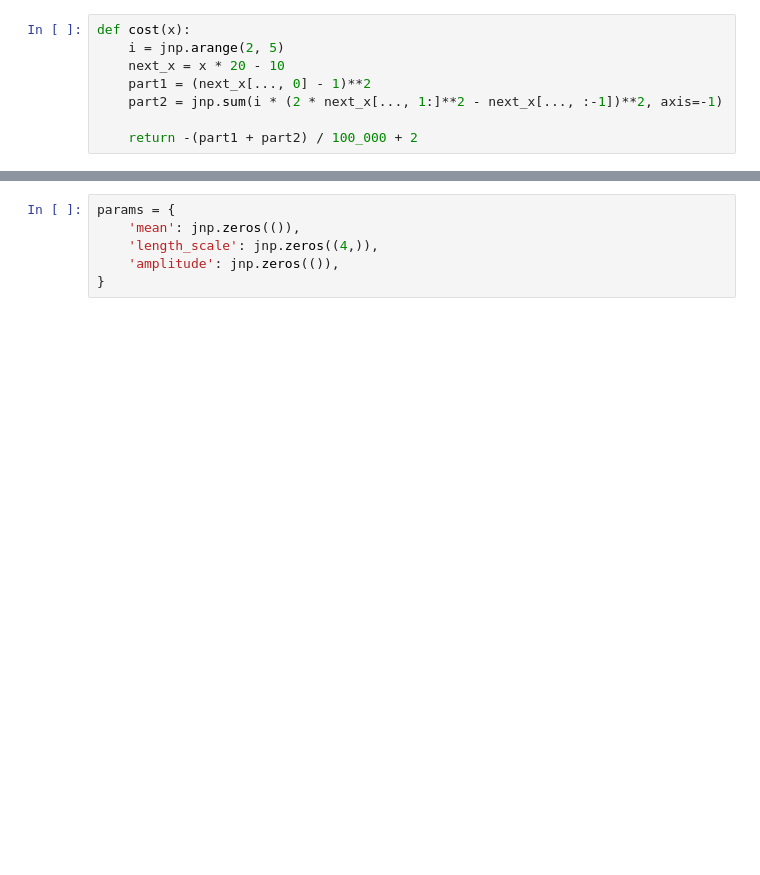
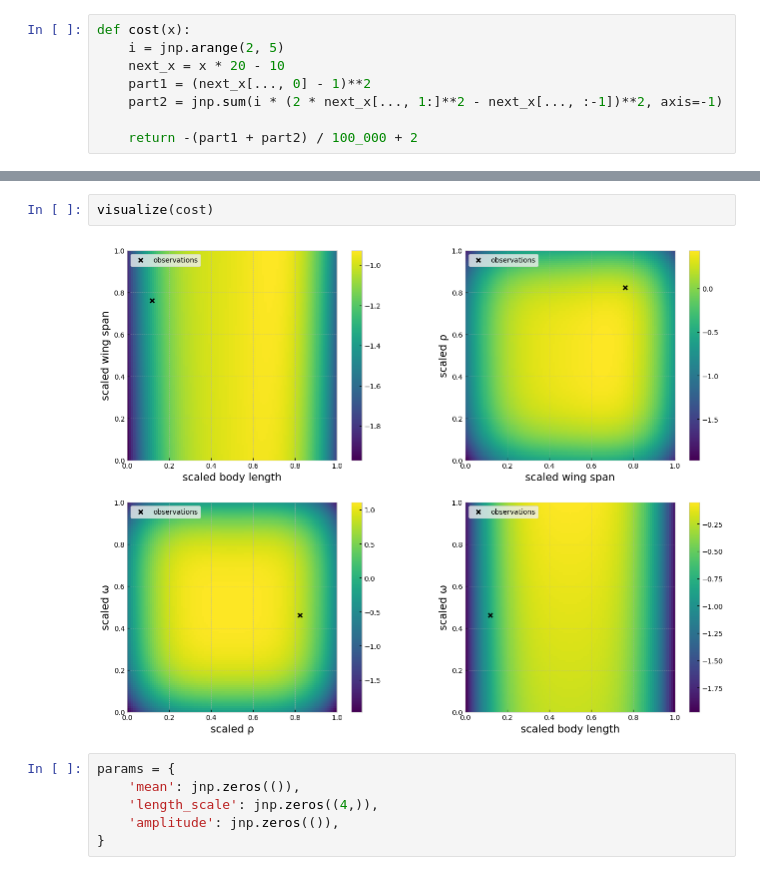
Before and after one commit to Lando-L/boax, a Jupyter notebook: docs/source/guides/Constrained_Airplane_Design.ipynb, the cells around one changed output, grey strips where cells are left out. Saved outputs shown, nothing was run; the diff lists cells and outputs as text; blank space fills up the shorter version.

```diff
--- a/docs/source/guides/Constrained_Airplane_Design.ipynb
+++ b/docs/source/guides/Constrained_Airplane_Design.ipynb
@@ -45,3 +79,7 @@ c_train = cost(x_train)
+# %%
+visualize(cost)
+# %% [output]
+[figure, added]
 # %%
 params = {
     'mean': jnp.zeros(()),
```
Also changed, not shown: parts of 13 cells of this notebook, 4 other files.
